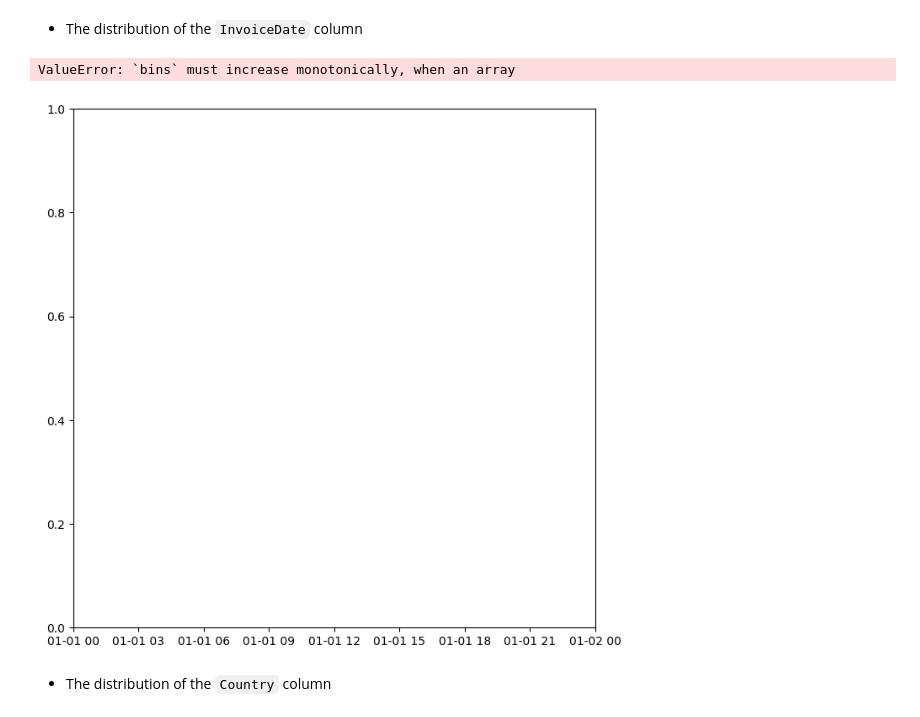
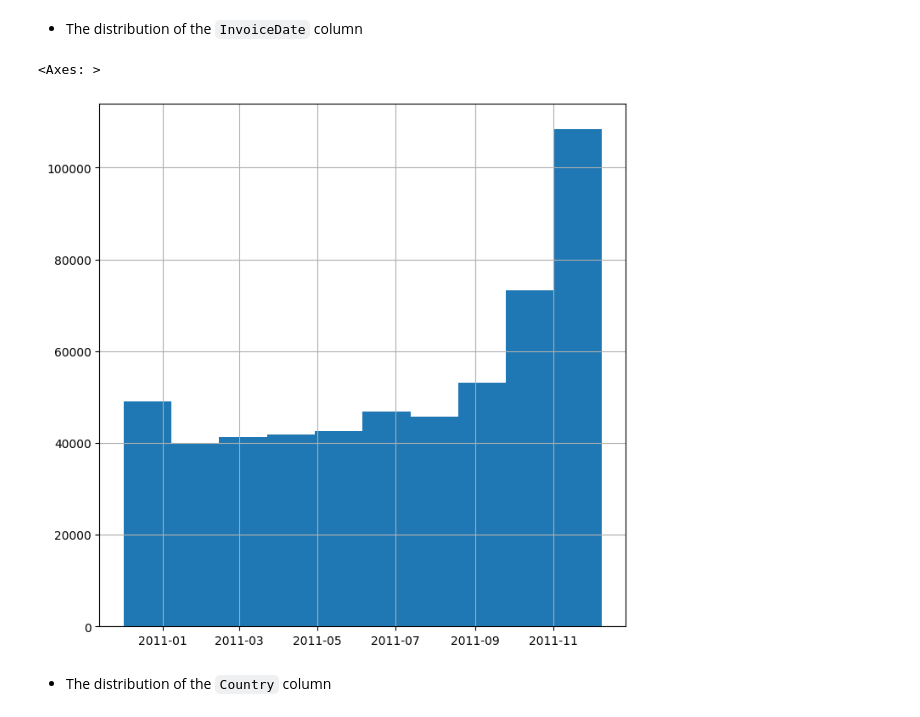
Before and after one commit to Ha0203/FinalProject_LTKHDL, a Jupyter notebook: main_branch.ipynb, the cells around one changed output. Cells and saved outputs as stored; diff of their text form; code cells hidden in the pictures.

```diff
--- a/main_branch.ipynb
+++ b/main_branch.ipynb
@@ -274,10 +274,10 @@ Name: count, dtype: int64
 - The distribution of the `InvoiceDate` column
 # %%
 fig = plt.figure(figsize=(8, 8))
-data_df['InvoiceDate'].hist(data_df['InvoiceDate'].value_counts().index, data_df['InvoiceDate'].value_counts().values)
+data_df['InvoiceDate'].hist()
 # %% [output]
-ValueError: `bins` must increase monotonically, when an array
+<Axes: >
-[figure, old version]
+[figure, new version]
 # %% [markdown]
 - The distribution of the `Country` column
 # %%
```
Also changed, not shown: parts of 2 cells of this notebook.
